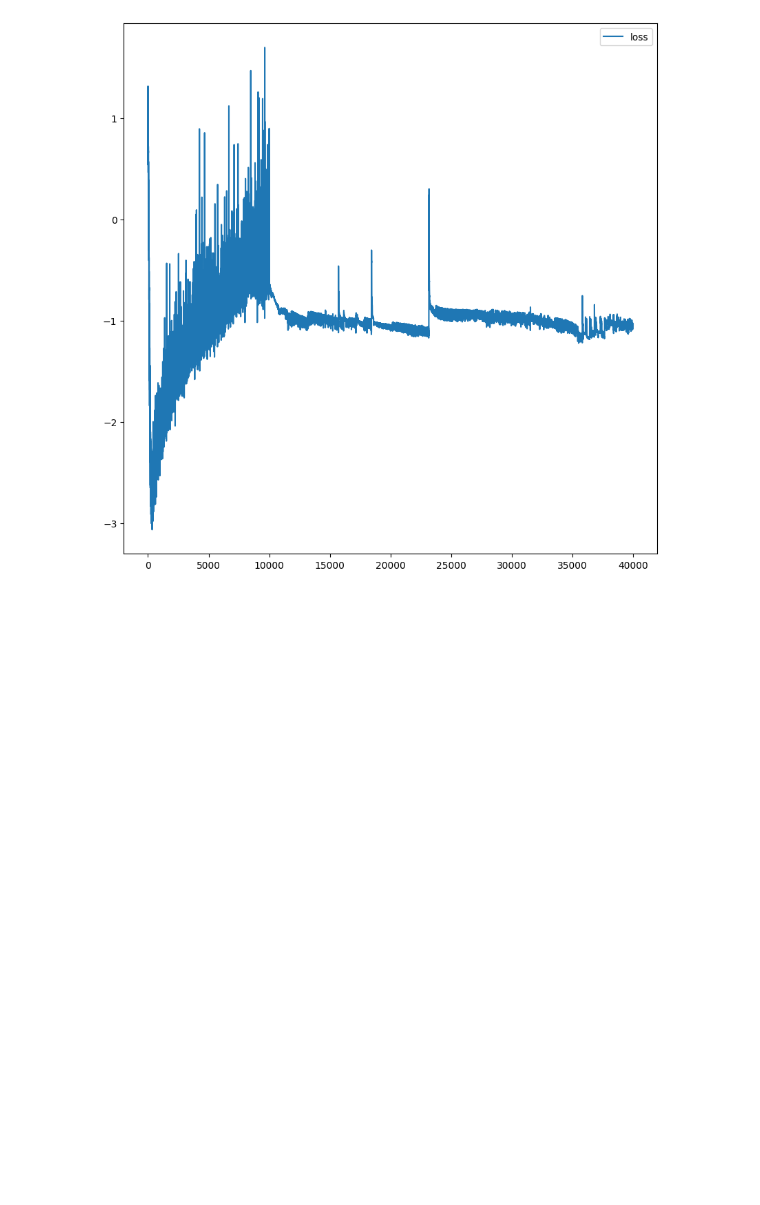
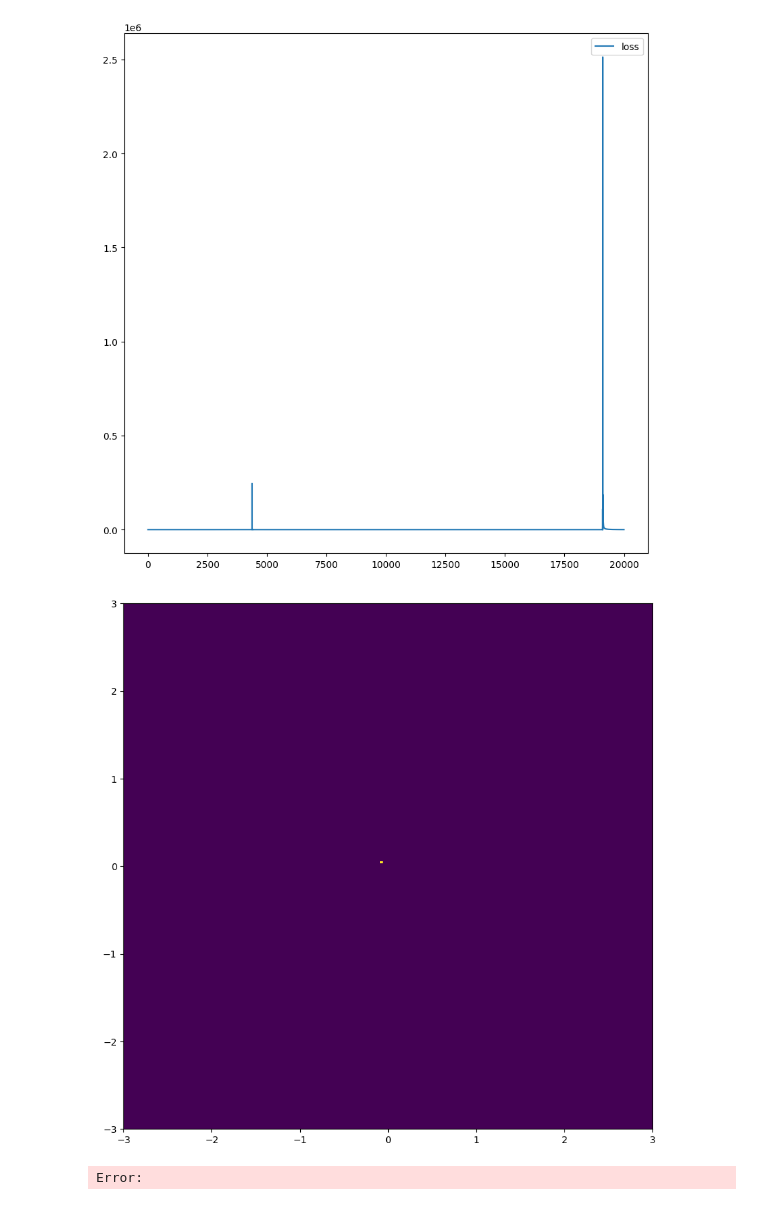
Before and after one commit to jeongsukchul/distributionally_robust_learning, a Jupyter notebook: learning/module/normalizing_flow/flow_test.ipynb, the cells around one changed output. Saved outputs shown, nothing was run; the diff lists cells and outputs as text; code cells hidden in the pictures; blank space fills up the shorter version.

Commit message:
flow implementation

```diff
--- a/learning/module/normalizing_flow/flow_test.ipynb
+++ b/learning/module/normalizing_flow/flow_test.ipynb
@@ -9,20 +10,21 @@ from tqdm import tqdm
 # %%
-import learning.module.normalizing_flow as nf
-
+seed=2
 K= 16
 flows = []
 for i in range(K):
     flows += [nf.flows.Planar((2,), activation=jax.nn.leaky_relu)]
 target = nf.distributions.TwoModes(2,0.1)
-rng = jax.random.PRNGKey(0)
+rng = jax.random.PRNGKey(1)
 q0 = nf.distributions.DiagGaussian((2,))
 nfm = nf.NormalizingFlow(q0=q0, flows=flows, p=target)
-rng_params = jax.random.PRNGKey(0)
+rng_params = jax.random.PRNGKey(seed)
 x0 = jnp.zeros((8, 2))   # any batch size; shape must be (N, 2)
-flow_params = nfm.init(rng_params, mode='log_prob', x=x0)
+key_sample = key_sample, rng = jax.random.split(rng)
+
+# flow_params = nfm.init(rng_params, mode='sample', num_samples=1024, rng=key_sample)
+flow_params = nfm.init(rng_params, mode='log_prob', x=jnp.ones((4,2)))
 
 # Use it
-key_sample = jax.random.PRNGKey(1)
 x, log_q = nfm.apply(flow_params, mode='sample', num_samples=1024, rng=key_sample)
 lp = nfm.apply(flow_params, mode='log_prob', x=jnp.ones((4, 2)))
 fkld = nfm.apply(flow_params, mode='forward_kld', x=jax.random.normal(jax.random.PRNGKey(2), (128, 2)))
@@ -53,53 +55,57 @@ plt.show()
 import functools
 import optax
 # Train model
-max_iter = 40000
+max_iter = 20000
 num_samples = 2 * 20
 anneal_iter = 10000
 annealing = True
-show_iter = 2000
-seed=0
 def loss_fn(params, key, beta):
     # 'mode' and 'num_samples' stay constant => no recompile
+    x,_ = nfm.apply(params, mode="sample", rng=key, num_samples=num_samples)
     return nfm.apply(params,
-                     mode='reverse_kld',
-                     rng=key,
-                     num_samples=num_samples,
-                     beta=beta)
+                     mode='forward_kld',
+                     x=x)
 # precompute annealing schedule on device (no Python math in step)
 betas = jnp.linspace(0.01, 1.0, anneal_iter)
 betas = jnp.concatenate([betas, jnp.full((max_iter - anneal_iter,), 1.)])
 @functools.partial(jax.jit, donate_argnums=(0, 1))
 def train_step(params, opt_state, base_key, beta):
     # derive per-iter key deterministically from base_key and beta (or an index)
     # if you prefer by iteration index, pass it instead and fold_in(it)
     key = jax.random.fold_in(base_key, jnp.round(beta * 1e6).astype(jnp.int32))
     loss, grads = jax.value_and_grad(loss_fn)(params, key, beta)
     updates, opt_state = optimizer.update(grads, opt_state, params)
     params = optax.apply_updates(params, updates)
     return params, opt_state, loss
 def body_fn(it, carry):
     params, opt_state, base_key, loss_buf = carry
+    base_key, key = jax.random.split(base_key)
     beta = betas[it]
-    params, opt_state, loss = train_step(params, opt_state, base_key, beta)
+    params, opt_state, loss = train_step(params, opt_state, key, beta)
     loss_buf = loss_buf.at[it].set(loss)
     return (params, opt_state, base_key, loss_buf)
-
+# flow_params = nfm.init(rng_params, mode='sample', num_samples=1024, rng=key_sample)
+flow_params = nfm.init(rng_params, mode='log_prob', x=x0)
 loss_hist = np.array([])
-rng = jax.random.PRNGKey(seed)
-optimizer = optax.adam(learning_rate=1e-3) # weight_decay = 1e-4)
+optimizer = optax.adamw(learning_rate=1e-3) # weight_decay = 1e-4)
 opt_state = optimizer.init(flow_params)
 loss_buf = jnp.zeros((max_iter,), dtype=jnp.float32)
 flow_params, opt_state, rng, loss_buf = jax.lax.fori_loop(
     0, max_iter, body_fn, (flow_params, opt_state, rng, loss_buf)
 )
 loss_hist = jnp.asarray(loss_buf).copy()
 plt.figure(figsize=(10, 10))
 plt.plot(loss_hist, label='loss')
 plt.legend()
 plt.show()
+z, _ = nfm.apply(flow_params, mode="sample", rng=sample_key, num_samples=2**20)
+plt.figure(figsize=(10,10))
+plt.hist2d(z[:, 0].flatten(), z[:, 1].flatten(), (grid_size, grid_size), range=[[-3, 3], [-3, 3]])
+plt.show()
 # %% [output]
-[figure, old version]
+[figure, new version]
+[figure, added]
+Error:
 # %%
 z, _ = nfm.apply(flow_params, mode="sample", rng=sample_key, num_samples=2**20)
 plt.figure(figsize=(10,10))
```
Also changed, not shown: parts of 3 cells of this notebook, 6 other files.
